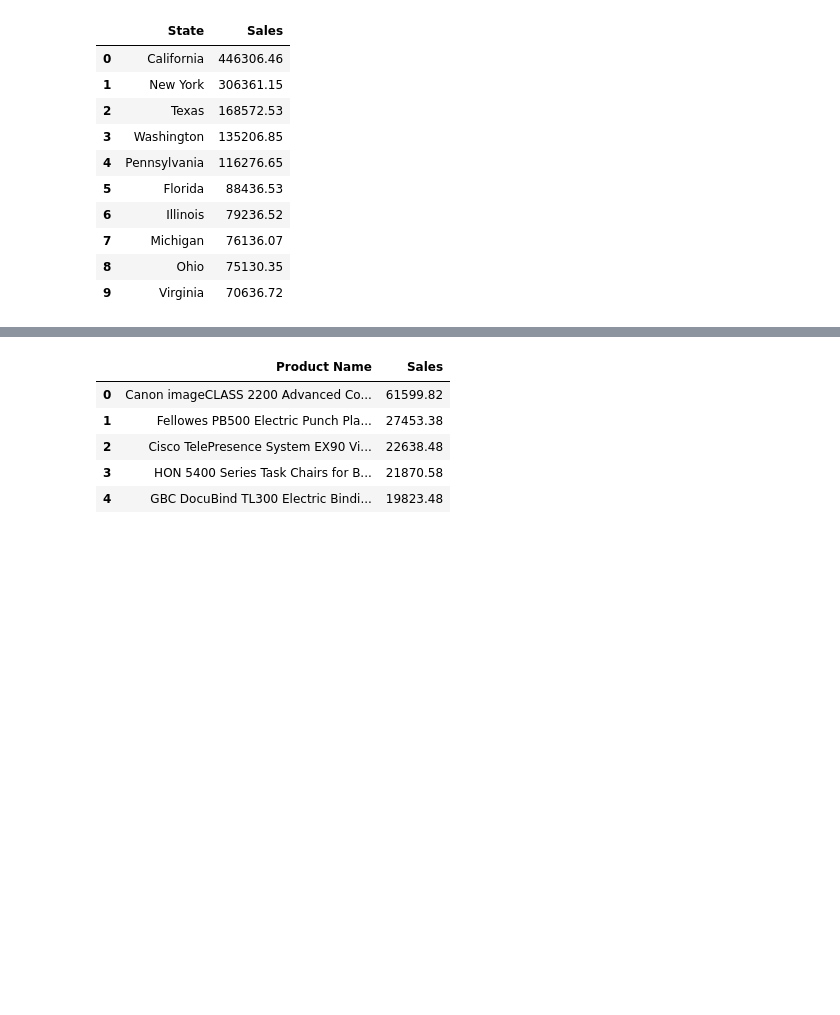
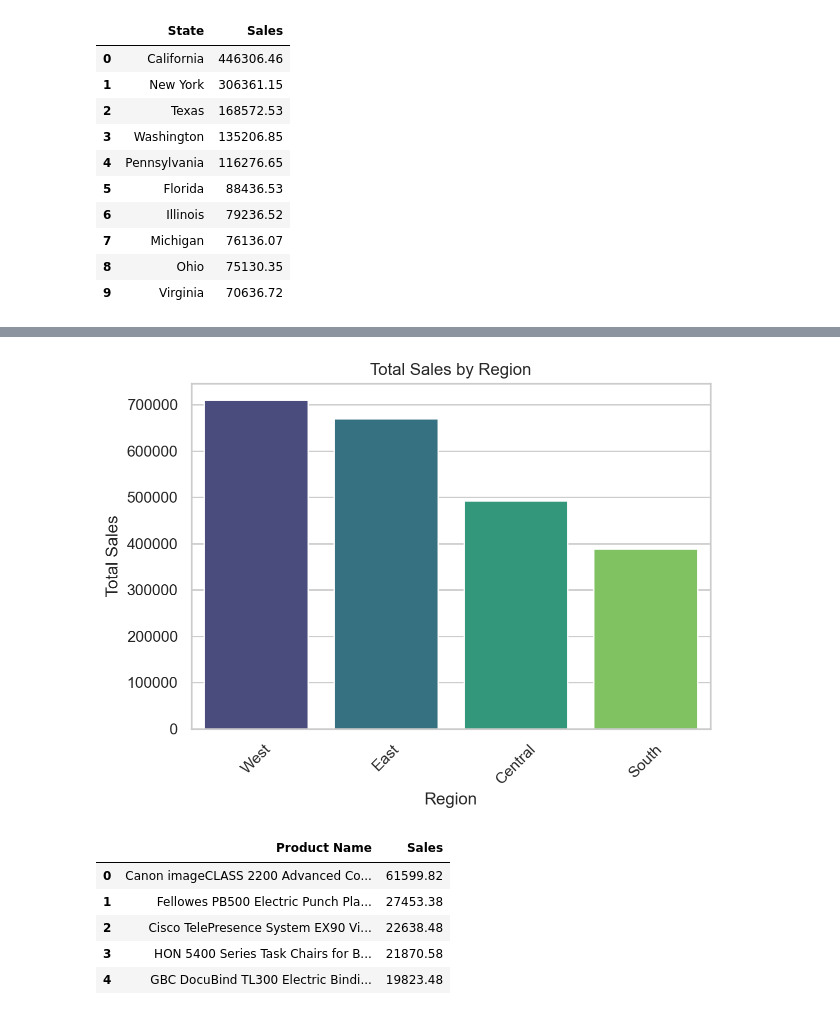
Before and after one commit to GichukiEdwin/Python_Data, a Jupyter notebook: notebooks/superstoresales.ipynb, the cells around one changed output, grey strips where cells are left out. Drawn from its saved outputs; the diff is of its cells as text; code cells hidden in the pictures; blank space fills up the shorter version.

Commit message:
Visualize regional sales

```diff
--- a/notebooks/superstoresales.ipynb
+++ b/notebooks/superstoresales.ipynb
@@ -300,0 +305,5 @@ plt.show()
+# %%
+
+top_regional_sales = df.groupby('Region')['Sales'].sum().sort_values(ascending=False).round(2).head(10)
+top_regional_sales = top_regional_sales.reset_index()
+top_regional_sales
@@ -301,3 +316,13 @@ plt.show()
+# %%
+sns.barplot(data=top_regional_sales, x='Region', y='Sales', hue='Region', palette='viridis')
+plt.title('Total Sales by Region')
+plt.xlabel('Region')
+plt.ylabel('Total Sales')
+plt.xticks(rotation=45)
+plt.tight_layout()
+plt.show()
+# %% [output]
+[figure, added]
 # %%
 top_products = df.groupby('Product Name')['Sales'].sum().sort_values(ascending=False).head(5).round(2)
 top_products = top_products.reset_index()
```
Also changed, not shown: parts of 5 cells of this notebook.
